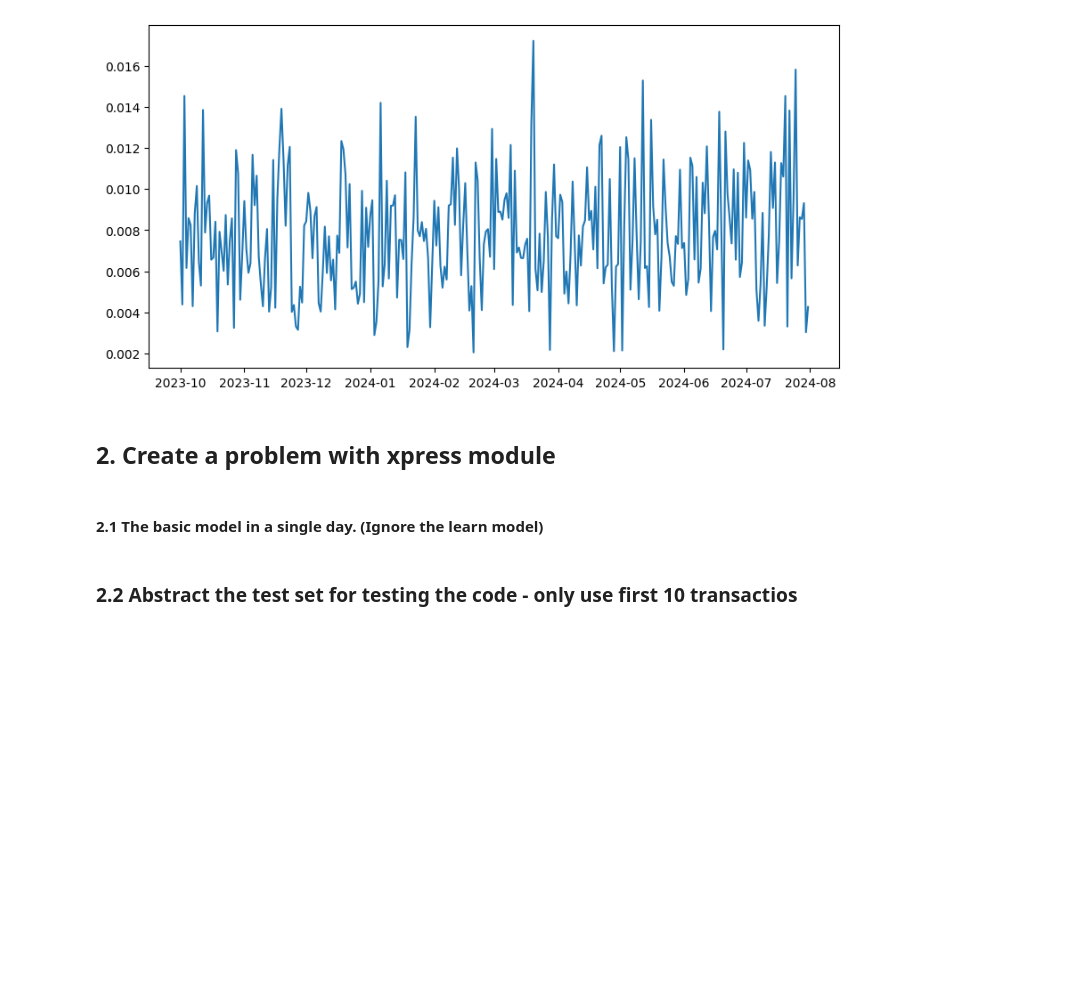
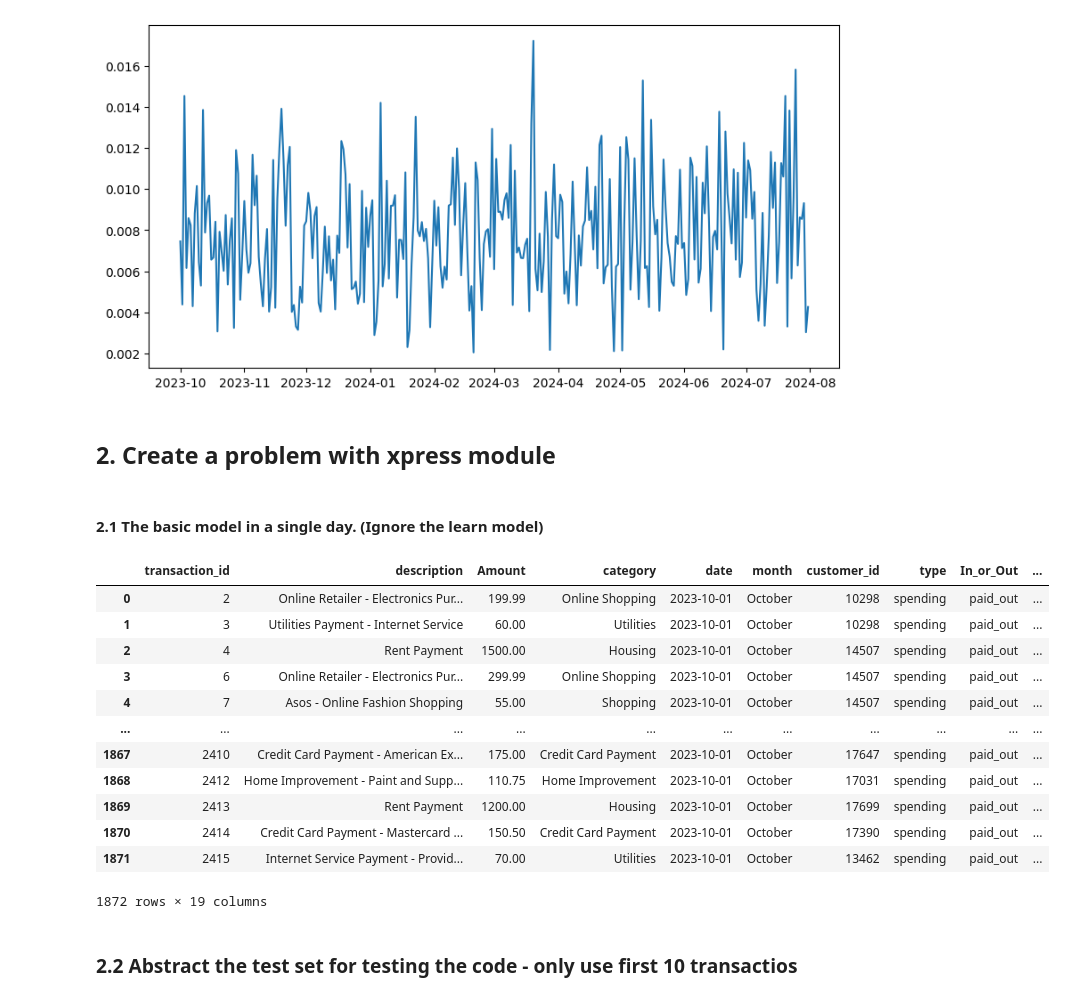
Before and after one commit to Eliza-OK/13-group-project, a Jupyter notebook: project_draft.ipynb, the cells around one changed output. Drawn from its saved outputs; the diff is of its cells as text; code cells hidden in the pictures; blank space fills up the shorter version.

```diff
--- a/project_draft.ipynb
+++ b/project_draft.ipynb
@@ -135,6 +137,28 @@ Inestigation_hire = pd.DataFrame(data={'priority':[1, 2, 3, 4], 'investigation_h
 
 # merge inverstigation time with the input data
 TransactionsInput_clean = pd.merge(TransactionsInput_clean, Inestigation_hire, on='priority', how='left')
+# %%
+date_list = pd.to_datetime(TransactionsInput_clean['date']).dt.date
+# date_list.unique()
+formatted_dates = date_list.apply(lambda date: date.strftime('%Y-%m-%d'))
+date_list = formatted_dates.unique()
+
+date = date_list[0]
+TransactionsInput_clean[TransactionsInput_clean['date'] == date]
+# %% [output]
+|  | transaction_id | description | Amount | category | date | month | customer_id | type | In_or_Out | ... |
+| 0 | 2 | Online Retailer - Electronics Pur... | 199.99 | Online Shopping | 2023-10-01 | October | 10298 | spending | paid_out | ... |
+| 1 | 3 | Utilities Payment - Internet Service | 60.00 | Utilities | 2023-10-01 | October | 10298 | spending | paid_out | ... |
+| 2 | 4 | Rent Payment | 1500.00 | Housing | 2023-10-01 | October | 14507 | spending | paid_out | ... |
+| 3 | 6 | Online Retailer - Electronics Pur... | 299.99 | Online Shopping | 2023-10-01 | October | 14507 | spending | paid_out | ... |
+| 4 | 7 | Asos - Online Fashion Shopping | 55.00 | Shopping | 2023-10-01 | October | 14507 | spending | paid_out | ... |
+| ... | ... | ... | ... | ... | ... | ... | ... | ... | ... | ... |
+| 1867 | 2410 | Credit Card Payment - American Ex... | 175.00 | Credit Card Payment | 2023-10-01 | October | 17647 | spending | paid_out | ... |
+| 1868 | 2412 | Home Improvement - Paint and Supp... | 110.75 | Home Improvement | 2023-10-01 | October | 17031 | spending | paid_out | ... |
+| 1869 | 2413 | Rent Payment | 1200.00 | Housing | 2023-10-01 | October | 17699 | spending | paid_out | ... |
+| 1870 | 2414 | Credit Card Payment - Mastercard ... | 150.50 | Credit Card Payment | 2023-10-01 | October | 17390 | spending | paid_out | ... |
+| 1871 | 2415 | Internet Service Payment - Provid... | 70.00 | Utilities | 2023-10-01 | October | 13462 | spending | paid_out | ... |
+1872 rows × 19 columns
 # %% [markdown]
 ### 2.2 Abstract the test set for testing the code - only use first 10 transactios
 # %%
```
Also changed, not shown: parts of 18 cells of this notebook.
